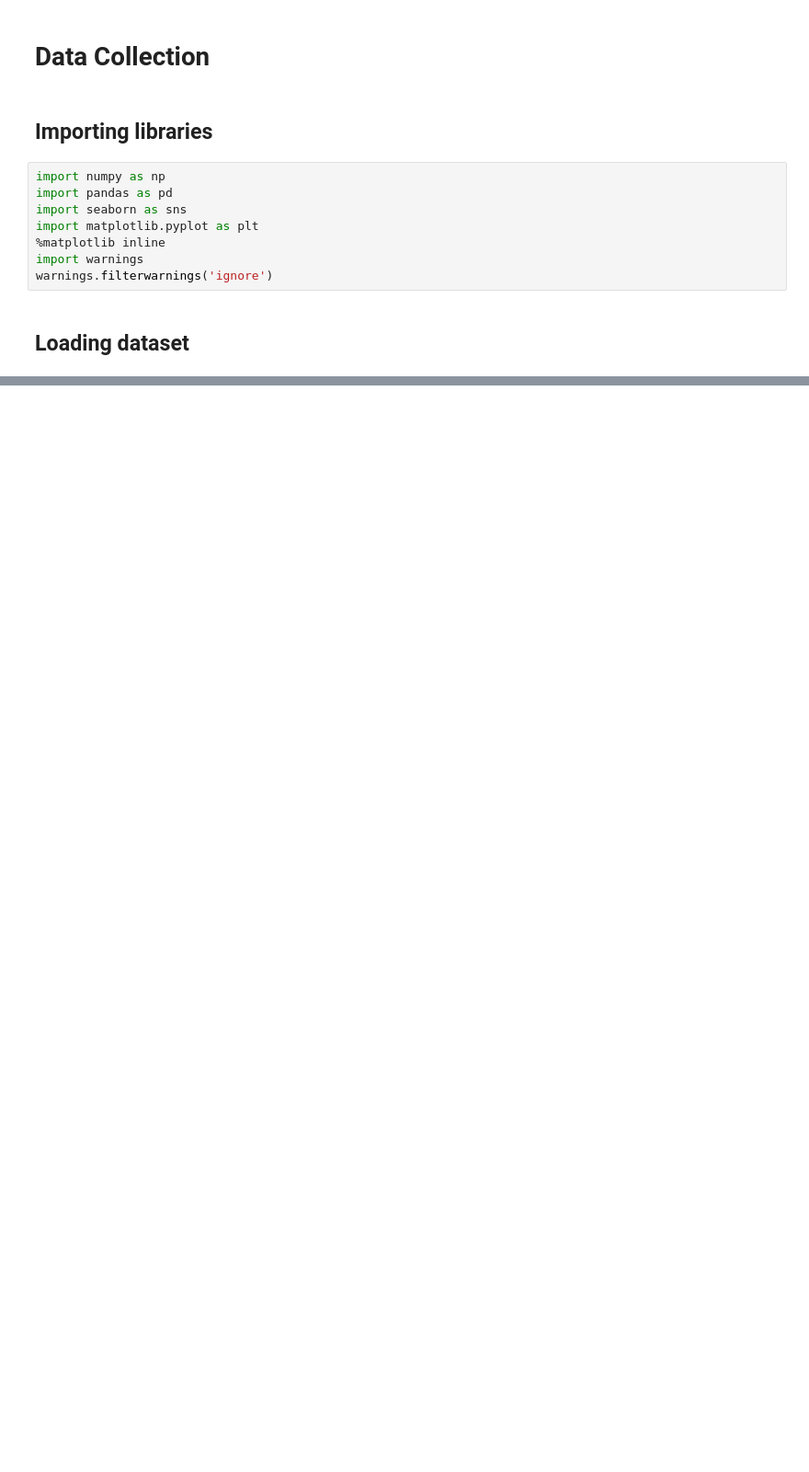
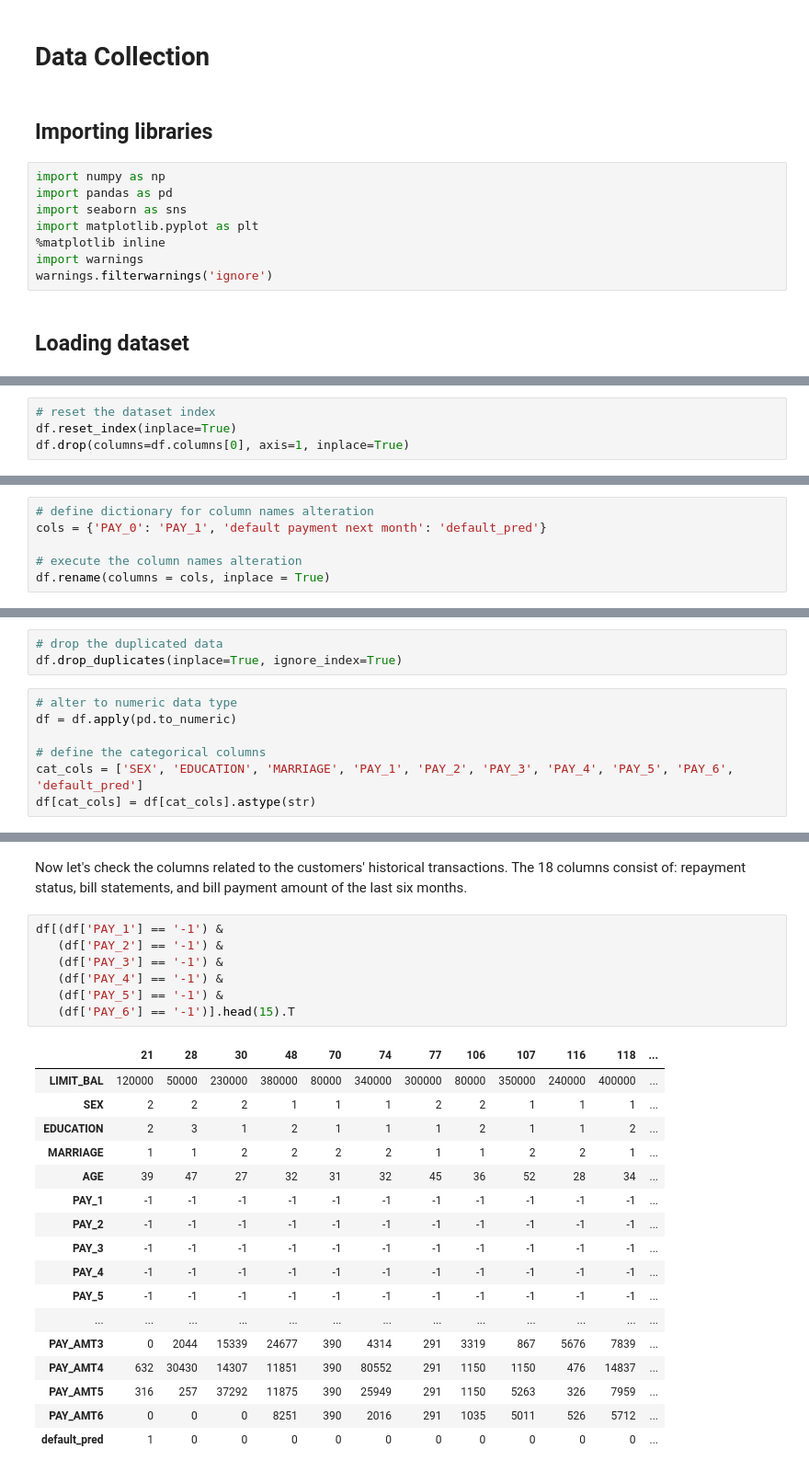
Before and after one commit to anggoro-bimo/creditcard_payment_prediction, a Jupyter notebook: notebooks/1. data_examination.ipynb, the cells around one changed output, grey strips where cells are left out. Shown: that part at 92% size. Drawn from its saved outputs; the diff is of its cells as text; blank space fills up the shorter version.

```diff
--- a/notebooks/1. data_examination.ipynb
+++ b/notebooks/1. data_examination.ipynb
@@ -43,0 +78,4 @@ df.sample(8)
+# %%
+# reset the dataset index
+df.reset_index(inplace=True)
+df.drop(columns=df.columns[0], axis=1, inplace=True)
@@ -43,0 +86,6 @@ df.sample(8)
+# %%
+# define dictionary for column names alteration
+cols = {'PAY_0': 'PAY_1', 'default payment next month': 'default_pred'}
+
+# execute the column names alteration
+df.rename(columns = cols, inplace = True)
@@ -43,0 +186,10 @@ df.sample(8)
+# %%
+# drop the duplicated data
+df.drop_duplicates(inplace=True, ignore_index=True)
+# %%
+# alter to numeric data type
+df = df.apply(pd.to_numeric)
+
+# define the categorical columns
+cat_cols = ['SEX', 'EDUCATION', 'MARRIAGE', 'PAY_1', 'PAY_2', 'PAY_3', 'PAY_4', 'PAY_5', 'PAY_6', 'default_pred']
+df[cat_cols] = df[cat_cols].astype(str)
@@ -43,0 +270,27 @@ df.sample(8)
+# %% [markdown]
+Now let's check the columns related to the customers' historical transactions. The 18 columns consist of: repayment status, bill statements, and bill payment amount of the last six months.
+# %%
+df[(df['PAY_1'] == '-1') &
+   (df['PAY_2'] == '-1') &
+   (df['PAY_3'] == '-1') &
+   (df['PAY_4'] == '-1') &
+   (df['PAY_5'] == '-1') &
+   (df['PAY_6'] == '-1')].head(15).T
+# %% [output]
+|  | 21 | 28 | 30 | 48 | 70 | 74 | 77 | 106 | 107 | 116 | 118 | ... |
+| LIMIT_BAL | 120000 | 50000 | 230000 | 380000 | 80000 | 340000 | 300000 | 80000 | 350000 | 240000 | 400000 | ... |
+| SEX | 2 | 2 | 2 | 1 | 1 | 1 | 2 | 2 | 1 | 1 | 1 | ... |
+| EDUCATION | 2 | 3 | 1 | 2 | 1 | 1 | 1 | 2 | 1 | 1 | 2 | ... |
+| MARRIAGE | 1 | 1 | 2 | 2 | 2 | 2 | 1 | 1 | 2 | 2 | 1 | ... |
+| AGE | 39 | 47 | 27 | 32 | 31 | 32 | 45 | 36 | 52 | 28 | 34 | ... |
+| PAY_1 | -1 | -1 | -1 | -1 | -1 | -1 | -1 | -1 | -1 | -1 | -1 | ... |
+| PAY_2 | -1 | -1 | -1 | -1 | -1 | -1 | -1 | -1 | -1 | -1 | -1 | ... |
+| PAY_3 | -1 | -1 | -1 | -1 | -1 | -1 | -1 | -1 | -1 | -1 | -1 | ... |
+| PAY_4 | -1 | -1 | -1 | -1 | -1 | -1 | -1 | -1 | -1 | -1 | -1 | ... |
+| PAY_5 | -1 | -1 | -1 | -1 | -1 | -1 | -1 | -1 | -1 | -1 | -1 | ... |
+| ... | ... | ... | ... | ... | ... | ... | ... | ... | ... | ... | ... | ... |
+| PAY_AMT3 | 0 | 2044 | 15339 | 24677 | 390 | 4314 | 291 | 3319 | 867 | 5676 | 7839 | ... |
+| PAY_AMT4 | 632 | 30430 | 14307 | 11851 | 390 | 80552 | 291 | 1150 | 1150 | 476 | 14837 | ... |
+| PAY_AMT5 | 316 | 257 | 37292 | 11875 | 390 | 25949 | 291 | 1150 | 5263 | 326 | 7959 | ... |
+| PAY_AMT6 | 0 | 0 | 0 | 8251 | 390 | 2016 | 291 | 1035 | 5011 | 526 | 5712 | ... |
+| default_pred | 1 | 0 | 0 | 0 | 0 | 0 | 0 | 0 | 0 | 0 | 0 | ... |
```
Also changed, not shown: parts of 91 cells of this notebook, 1 other file.
